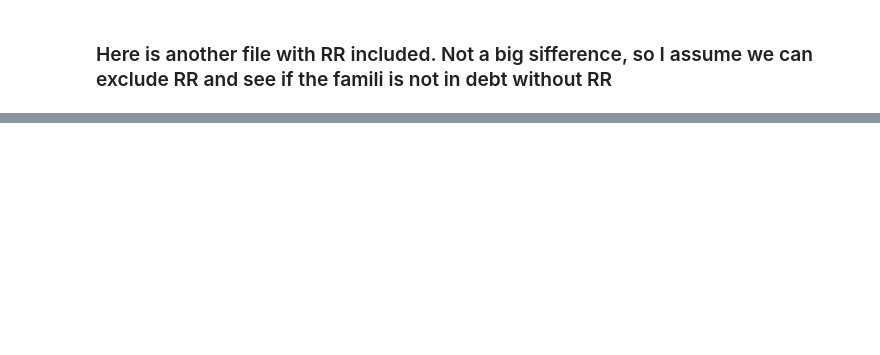
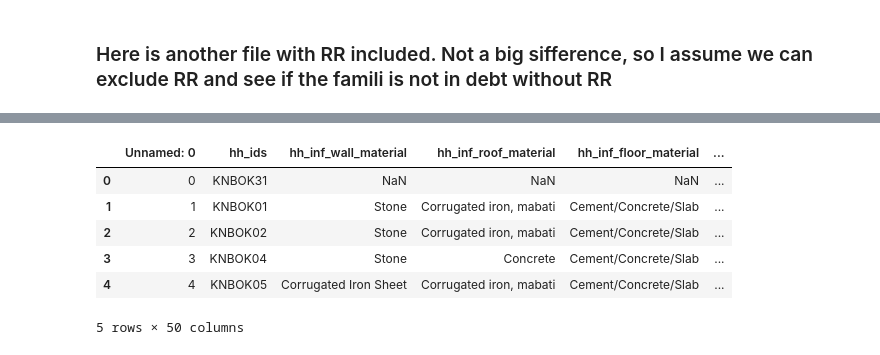
Before and after one commit to julclu/kenya_financial_diaries, a Jupyter notebook: datasets/inc-cons.ipynb, the cells around one changed output, grey strips where cells are left out. Cells and saved outputs as stored; diff of their text form; code cells hidden in the pictures; blank space fills up the shorter version.

```diff
--- a/datasets/inc-cons.ipynb
+++ b/datasets/inc-cons.ipynb
@@ -94 +261,13 @@ hou.columns
+# %%
+h= pd.read_csv("hou.csv")
+# %%
+h.head()
+# %% [output]
+|  | Unnamed: 0 | hh_ids | hh_inf_wall_material | hh_inf_roof_material | hh_inf_floor_material | ... |
+| 0 | 0 | KNBOK31 | NaN | NaN | NaN | ... |
+| 1 | 1 | KNBOK01 | Stone | Corrugated iron, mabati | Cement/Concrete/Slab | ... |
+| 2 | 2 | KNBOK02 | Stone | Corrugated iron, mabati | Cement/Concrete/Slab | ... |
+| 3 | 3 | KNBOK04 | Stone | Concrete | Cement/Concrete/Slab | ... |
+| 4 | 4 | KNBOK05 | Corrugated Iron Sheet | Corrugated iron, mabati | Cement/Concrete/Slab | ... |
+5 rows × 50 columns
 # %%
```
Also changed, not shown: parts of 31 cells of this notebook.
